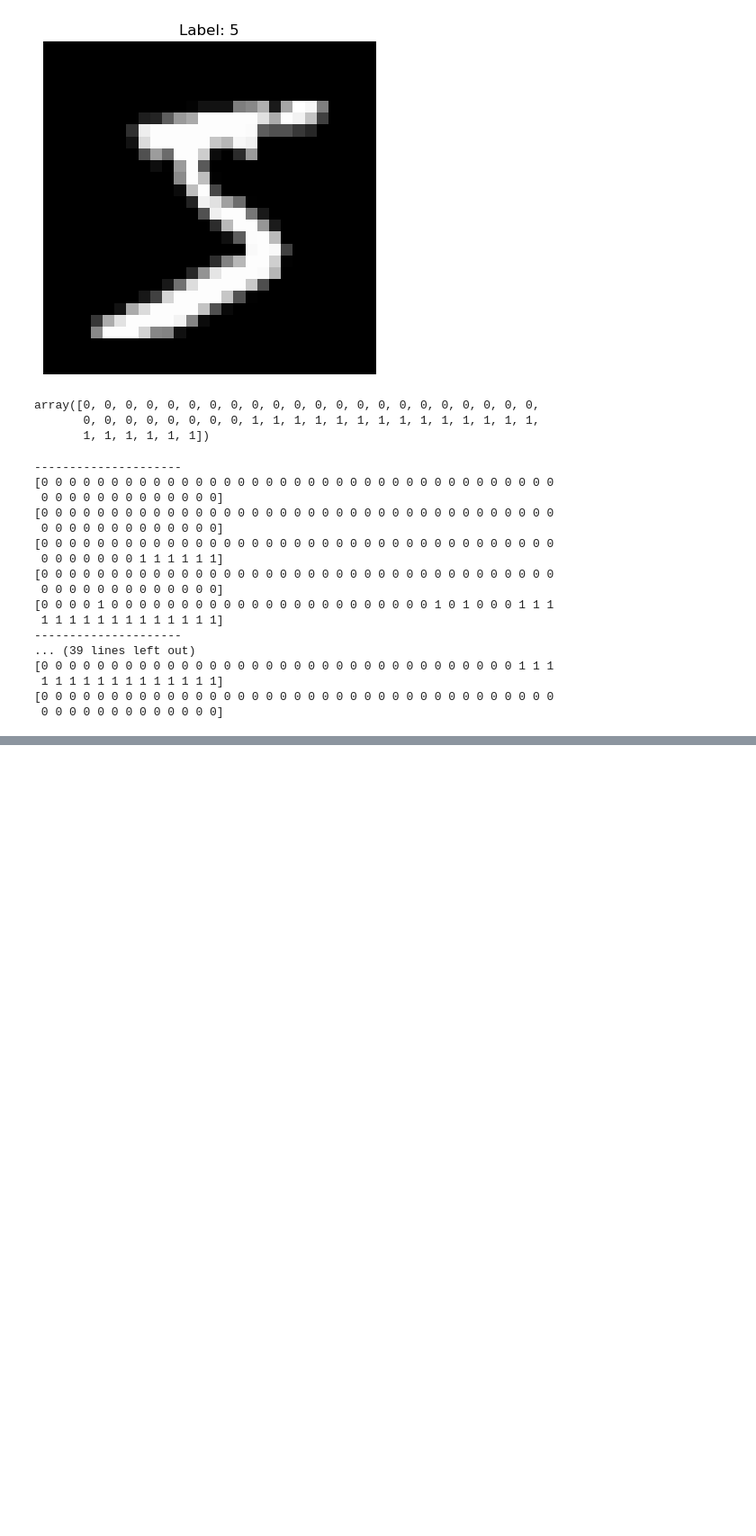
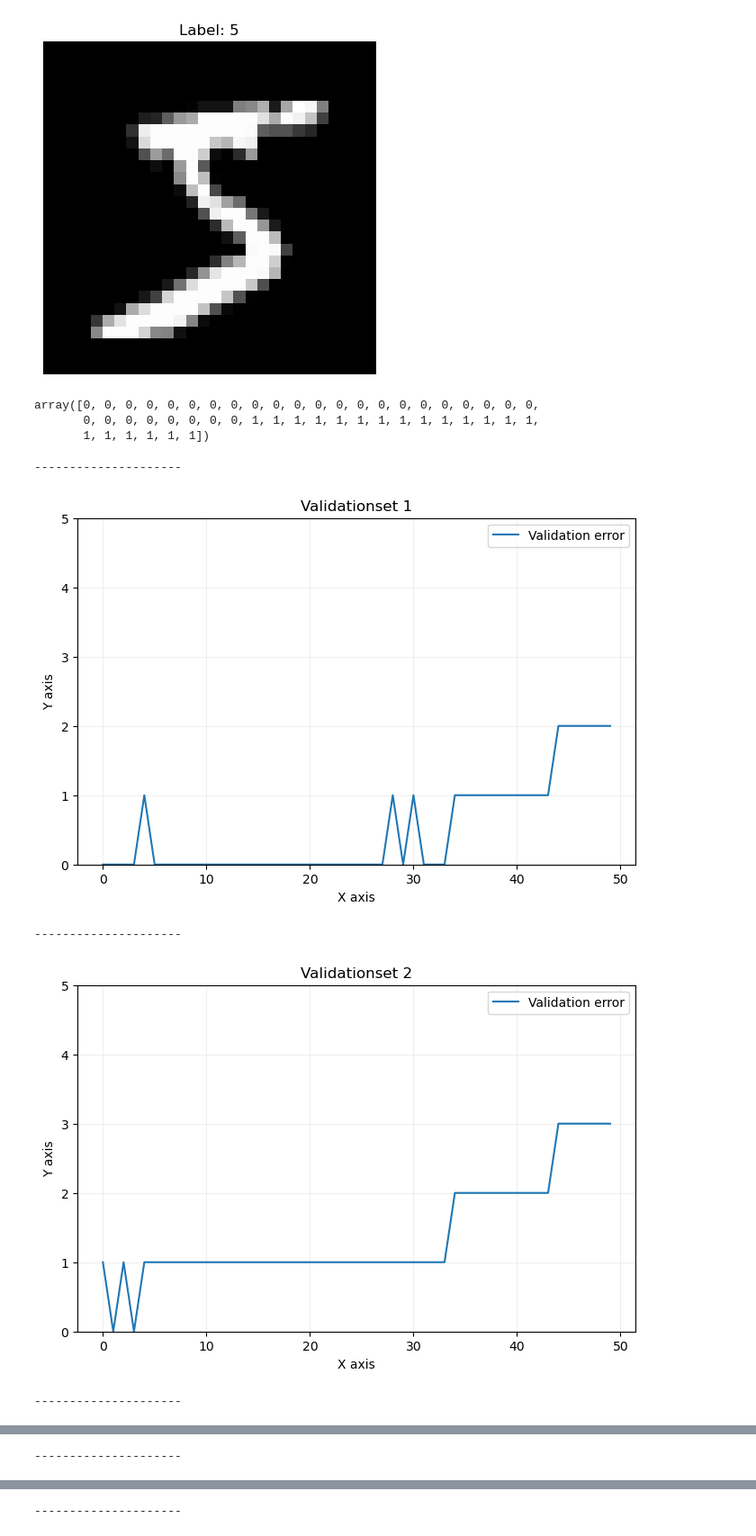
Before and after one commit to Husted42/machineLearning, a Jupyter notebook: 1/task1.ipynb, the cells around one changed output, grey strips where cells are left out. Shown at 90% size. Saved outputs shown, nothing was run; the diff lists cells and outputs as text; code cells hidden in the pictures; blank space fills up the shorter version.

```diff
--- a/1/task1.ipynb
+++ b/1/task1.ipynb
@@ -82,29 +82,47 @@ array([0, 0, 0, 0, 0, 0, 0, 0, 0, 0, 0, 0, 0, 0, 0, 0, 0, 0, 0, 0, 0, 0,
 '''
 def splitVal(data, i, n, m):
     return data[(m + (i * n) + 1 ) : ((m + ((i + 1)) * n) + 1)]
+# %%
+def plotValError(m, valError, valSet):
+    # Dummy data, x and y
+    x = np.arange(m)
+    y = valError
+    some_parameter = valSet
+    # Initialise figure (fig) and axis (ax)
+    fig, ax = plt.subplots(figsize=(8,5))
+    # Plot in axis, add label to data
+    ax.plot(x, y, label='Validation error') # (*)
+    # Set labels and title
+    ax.set_xlabel('X axis')
+    ax.set_ylabel('Y axis')
+    ax.set_title(f'{some_parameter}')
+    # Add grid
+    ax.grid(alpha=0.2)
+    # Set axes limits
+    ax.set_ylim(0,5)
+    # Add legend (remember to label the data as shown above (*))
+    ax.legend()
+    # Show plot
+    plt.show()
+    # Save plot to some local path
+    fig.savefig('validation_err.png')
 # %%
+m = 50
+n = 5
+
 for i in range (5):
     print('---------------------')
-    X_val = splitVal(data_matrix, i, 5, 50)
-    Y_val = splitVal(labels, i, 5, 50)
+    X_val = splitVal(data_matrix, i, n, m)
+    Y_val = splitVal(labels, i, n, m)
+    sumLst = np.zeros(m)
     for x in range (len(X_val)):
         something = knn(X_train, Y_train, X_val[x], Y_val[x])
-        print(something)
+        sumLst = sumLst + something
+    valName = 'Validationset ' + str(i+1)
+    plotValError(m, sumLst, valName)
 # %% [output]
 ---------------------
-[0 0 0 0 0 0 0 0 0 0 0 0 0 0 0 0 0 0 0 0 0 0 0 0 0 0 0 0 0 0 0 0 0 0 0 0 0
- 0 0 0 0 0 0 0 0 0 0 0 0 0]
-[0 0 0 0 0 0 0 0 0 0 0 0 0 0 0 0 0 0 0 0 0 0 0 0 0 0 0 0 0 0 0 0 0 0 0 0 0
- 0 0 0 0 0 0 0 0 0 0 0 0 0]
-[0 0 0 0 0 0 0 0 0 0 0 0 0 0 0 0 0 0 0 0 0 0 0 0 0 0 0 0 0 0 0 0 0 0 0 0 0
- 0 0 0 0 0 0 0 1 1 1 1 1 1]
-[0 0 0 0 0 0 0 0 0 0 0 0 0 0 0 0 0 0 0 0 0 0 0 0 0 0 0 0 0 0 0 0 0 0 0 0 0
- 0 0 0 0 0 0 0 0 0 0 0 0 0]
-[0 0 0 0 1 0 0 0 0 0 0 0 0 0 0 0 0 0 0 0 0 0 0 0 0 0 0 0 1 0 1 0 0 0 1 1 1
- 1 1 1 1 1 1 1 1 1 1 1 1 1]
----------------------
-... (39 lines left out)
-[0 0 0 0 0 0 0 0 0 0 0 0 0 0 0 0 0 0 0 0 0 0 0 0 0 0 0 0 0 0 0 0 0 0 1 1 1
- 1 1 1 1 1 1 1 1 1 1 1 1 1]
-[0 0 0 0 0 0 0 0 0 0 0 0 0 0 0 0 0 0 0 0 0 0 0 0 0 0 0 0 0 0 0 0 0 0 0 0 0
- 0 0 0 0 0 0 0 0 0 0 0 0 0]
+[figure, added]
+---------------------
+[figure, added]
+---------------------
@@ -110,0 +130 @@ for i in range (5):
+---------------------
@@ -110,0 +132 @@ for i in range (5):
+---------------------
```
Also changed, not shown: parts of 3 cells of this notebook, 1 other file.
